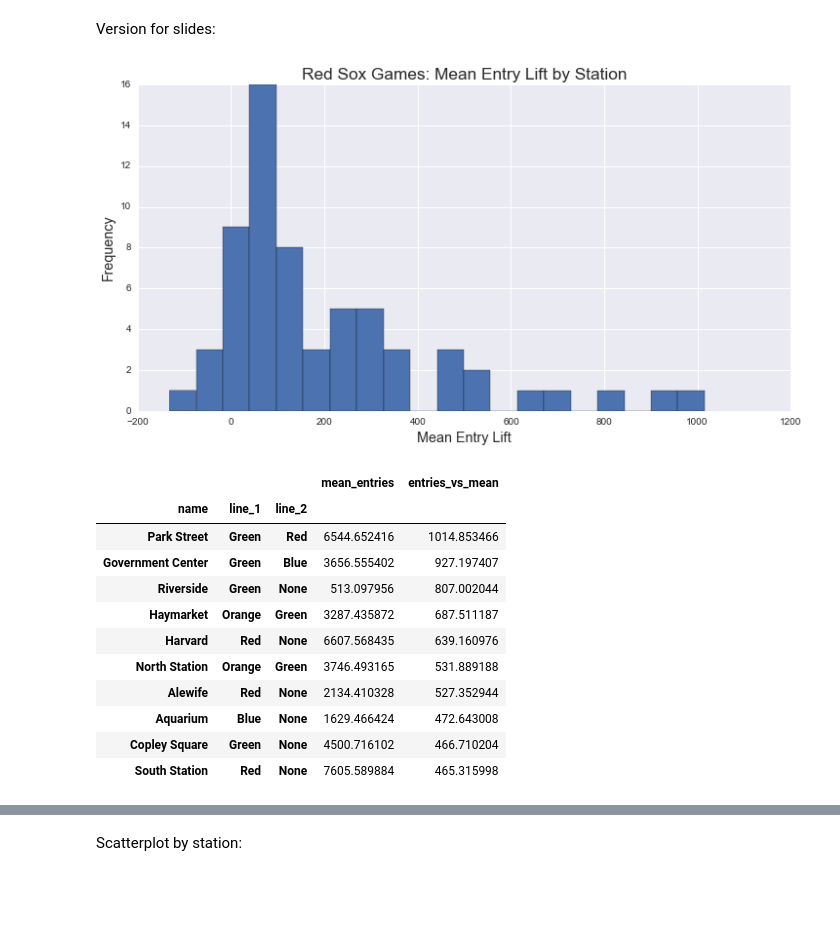
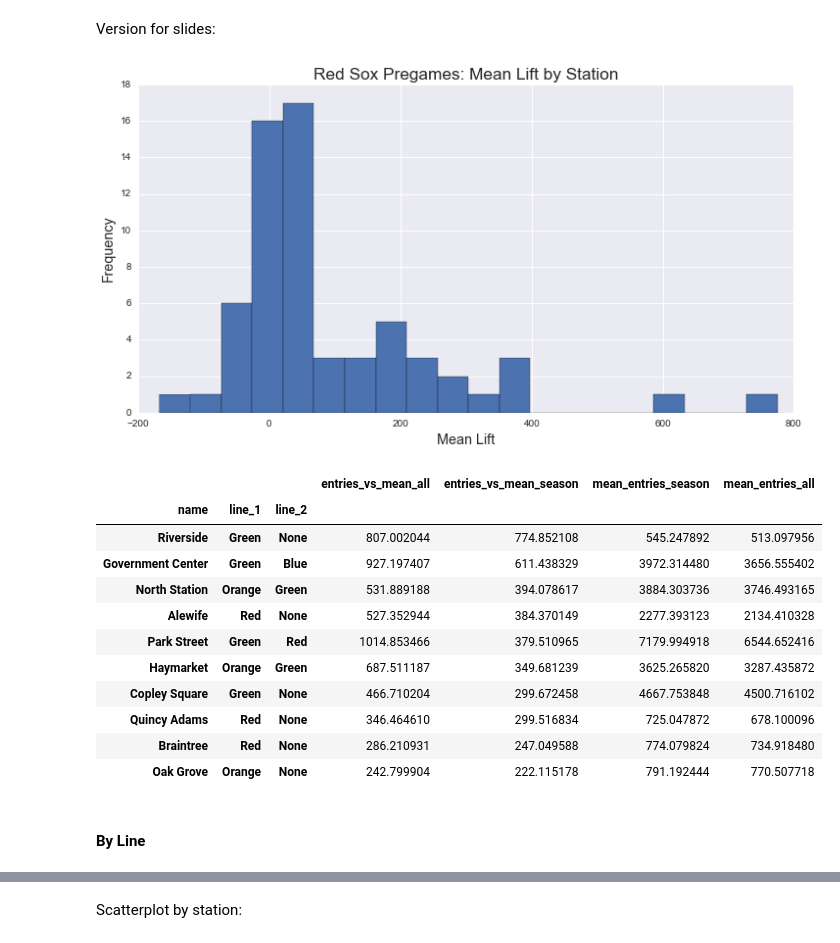
Before and after one commit to azampagl/harvard-capstone, a Jupyter notebook: src/sports/sox_pregame.ipynb, the cells around one changed output, grey strips where cells are left out. Drawn from its saved outputs; the diff is of its cells as text; code cells hidden in the pictures; blank space fills up the shorter version.

```diff
--- a/src/sports/sox_pregame.ipynb
+++ b/src/sports/sox_pregame.ipynb
@@ -33,6 +33,12 @@ default_figsize_slides = (12,6)
 
 # Base units of timedeltas.
 timedelta_base = 3.6e12
+
+# Baseball season information.
+# There are little edge cases regarding the playoffs/WS and such. Just use April through October to make things easiest.
+season_start_month = 4
+season_end_month   = 10
+season_months = np.arange(season_start_month, season_end_month+1)
 # %% [markdown]
 ## Data
 # %% [markdown]
@@ -235,8 +235,19 @@ farebox_sox[farebox_sox.game_played].head()
 Let's compare entries across the system on gamedays to days with no games, controlling for day of week.
 # %%
 # Get hourly entries for all times of day on gameless days. Use name to indicate stations.
-gameless_entries_dow = gatecount_sox[gatecount_sox.game_played == False]
+gatecount_sox_gameless = gatecount_sox[gatecount_sox.game_played == False]
 
 # Aggregate.
-gameless_entries_dow = gameless_entries_dow.groupby(['name','line_1','line_2','day_of_week','service_time']).agg({'entries': np.mean, 'entries_per_line': np.mean}).reset_index()
-gameless_entries_dow.rename(columns={'entries':'mean_entries', 'entries_per_line': 'mean_entries_per_line'}, inplace=True)
+gameless_entries_dow = gatecount_sox_gameless.groupby(['name','line_1','line_2','day_of_week','service_time']).agg({'entries': np.mean, 'entries_per_line': np.mean}).reset_index()
+gameless_entries_dow.rename(columns={'entries':'mean_entries_all', 'entries_per_line': 'mean_entries_per_line_all'}, inplace=True)
+
+# Also get statistics specific to gameless days during the season.
+record_months = pd.DatetimeIndex(gatecount_sox_gameless.service_day).month
+gameless_entries_dow_season = gatecount_sox_gameless.ix[(record_months >= season_start_month) & (record_months <= season_end_month),:]
+
+# Aggregate those as well.
+gameless_entries_dow_season = gameless_entries_dow_season.groupby(['name','line_1','line_2','day_of_week','service_time']).agg({'entries': np.mean, 'entries_per_line': np.mean}).reset_index()
+gameless_entries_dow_season.rename(columns={'entries':'mean_entries_season', 'entries_per_line': 'mean_entries_per_line_season'}, inplace=True)
+
+# Merge both into gameless_entries_dow.
+gameless_entries_dow = gameless_entries_dow.merge(gameless_entries_dow_season, on=['name','line_1','line_2','day_of_week','service_time'], how='left')
@@ -342,15 +356,15 @@ plt.show()
 # Calculate sums for each station and plot distribution.
 
 # Calculate sum for each station.
-mean_entry_differences_dow_by_station = mean_entry_differences_dow_truncated.ix[(mean_entry_differences_dow_truncated.hours_until_game_start > -.5) & (mean_entry_differences_dow_truncated.hours_until_game_start <= 4),:].groupby(['name','line_1','line_2']).agg({'entries_vs_mean': np.sum, 'mean_entries': np.sum})
+mean_entry_differences_dow_by_station = mean_entry_differences_dow.ix[(mean_entry_differences_dow.hours_until_game_start >= -.5) & (mean_entry_differences_dow.hours_until_game_start <= 4),:].groupby(['name','line_1','line_2']).agg({'entries_vs_mean_season': np.sum, 'entries_vs_mean_all': np.sum, 'mean_entries_all': np.sum, 'mean_entries_season': np.sum})
 
 # Start plotting.
 plt.figure(figsize=default_figsize)
-plt.hist(mean_entry_differences_dow_by_station.entries_vs_mean, bins=20)
+plt.hist(mean_entry_differences_dow_by_station.entries_vs_mean_season, bins=20)
 
 # Prettify.
-plt.title('Red Sox Games: Mean Entry Difference from Mean by Station')
-plt.xlabel('Mean Entry Difference from Mean'); plt.ylabel('Frequency')
+plt.title('Red Sox Pregames: Mean Lift by Station\nVersus In-Season Days', fontsize='x-large')
+plt.xlabel('Mean Lift', fontsize='large'); plt.ylabel('Frequency', fontsize='large')
 
 # Show.
 plt.show()
@@ -361,32 +390,34 @@ Version for slides:
 # %%
 # Start plotting.
 plt.figure(figsize=default_figsize_slides)
-plt.hist(mean_entry_differences_dow_by_station.entries_vs_mean, bins=20)
+plt.hist(mean_entry_differences_dow_by_station.entries_vs_mean_season, bins=20)
 
 # Prettify.
-plt.title('Red Sox Games: Mean Entry Lift by Station', fontsize='xx-large')
-plt.xlabel('Mean Entry Lift', fontsize='x-large'); plt.ylabel('Frequency', fontsize='x-large')
+plt.title('Red Sox Pregames: Mean Lift by Station', fontsize='xx-large')
+plt.xlabel('Mean Lift', fontsize='x-large'); plt.ylabel('Frequency', fontsize='x-large')
 
 # Show.
 plt.show()
 # %% [output]
-[figure, old version]
+[figure, new version]
 # %%
 # Show particular high-volume stations.
-mean_entry_differences_dow_by_station.sort('entries_vs_mean', ascending=False).head(n=10)
+mean_entry_differences_dow_by_station.sort('entries_vs_mean_season', ascending=False).head(n=10)
 # %% [output]
-|  |  |  | mean_entries | entries_vs_mean |
-| name | line_1 | line_2 |  |  |
-| Park Street | Green | Red | 6544.652416 | 1014.853466 |
-| Government Center | Green | Blue | 3656.555402 | 927.197407 |
-| Riverside | Green | None | 513.097956 | 807.002044 |
-| Haymarket | Orange | Green | 3287.435872 | 687.511187 |
-| Harvard | Red | None | 6607.568435 | 639.160976 |
-| North Station | Orange | Green | 3746.493165 | 531.889188 |
-| Alewife | Red | None | 2134.410328 | 527.352944 |
-| Aquarium | Blue | None | 1629.466424 | 472.643008 |
-| Copley Square | Green | None | 4500.716102 | 466.710204 |
-| South Station | Red | None | 7605.589884 | 465.315998 |
+|  |  |  | entries_vs_mean_all | entries_vs_mean_season | mean_entries_season | mean_entries_all |
+| name | line_1 | line_2 |  |  |  |  |
+| Riverside | Green | None | 807.002044 | 774.852108 | 545.247892 | 513.097956 |
+| Government Center | Green | Blue | 927.197407 | 611.438329 | 3972.314480 | 3656.555402 |
+| North Station | Orange | Green | 531.889188 | 394.078617 | 3884.303736 | 3746.493165 |
+| Alewife | Red | None | 527.352944 | 384.370149 | 2277.393123 | 2134.410328 |
+| Park Street | Green | Red | 1014.853466 | 379.510965 | 7179.994918 | 6544.652416 |
+| Haymarket | Orange | Green | 687.511187 | 349.681239 | 3625.265820 | 3287.435872 |
+| Copley Square | Green | None | 466.710204 | 299.672458 | 4667.753848 | 4500.716102 |
+| Quincy Adams | Red | None | 346.464610 | 299.516834 | 725.047872 | 678.100096 |
+| Braintree | Red | None | 286.210931 | 247.049588 | 774.079824 | 734.918480 |
+| Oak Grove | Orange | None | 242.799904 | 222.115178 | 791.192444 | 770.507718 |
+# %% [markdown]
+#### By Line
 # %%
 # Plot lines at individual times.
 # Because lines are split by container, we need to be creative.
```
Also changed, not shown: parts of 43 cells of this notebook.
